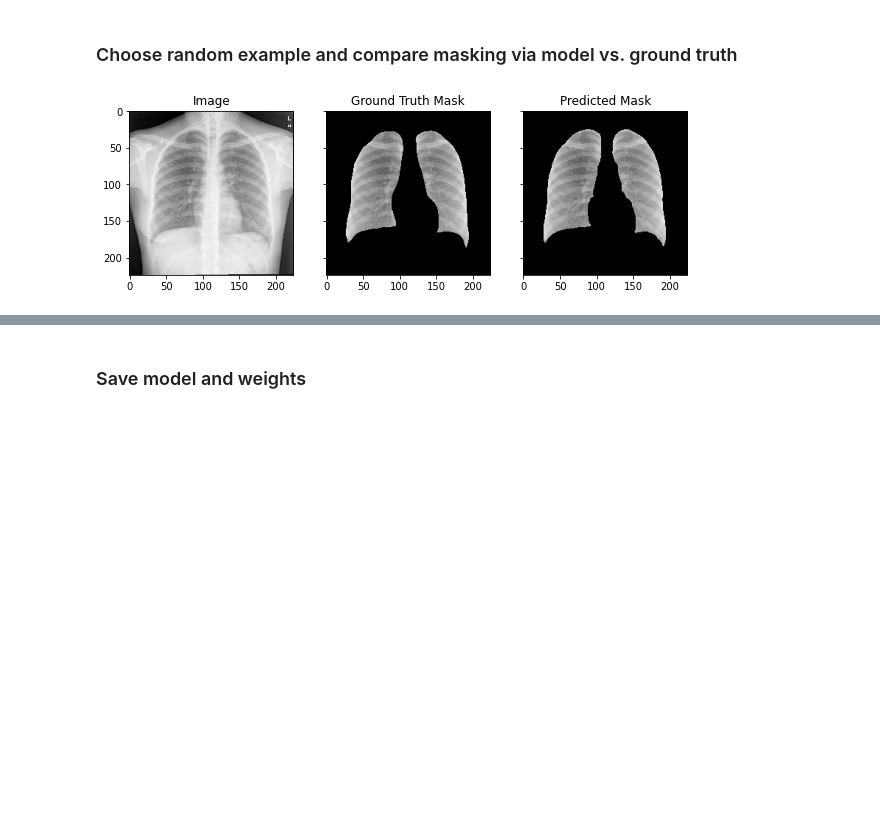
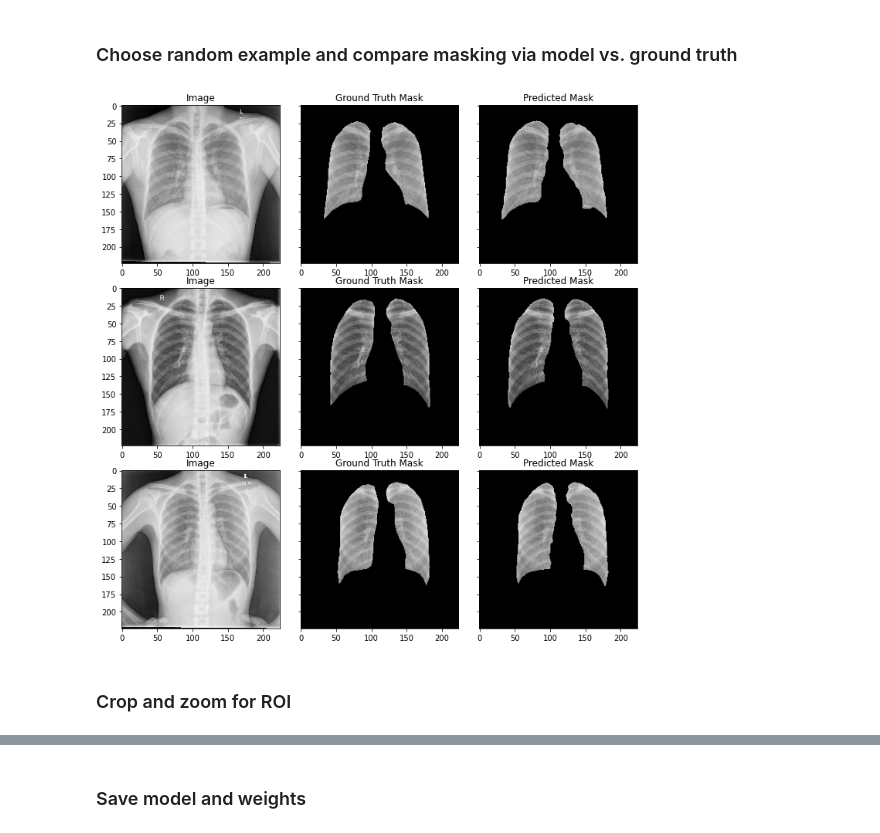
Before and after one commit to karencfisher/COVID19, a Jupyter notebook: notebooks/Unet.ipynb, the cells around one changed output, grey strips where cells are left out. Cells and saved outputs as stored; diff of their text form; code cells hidden in the pictures; blank space fills up the shorter version.

```diff
--- a/notebooks/Unet.ipynb
+++ b/notebooks/Unet.ipynb
@@ -170,32 +170,52 @@ print(f'Dice coefficient for test: {round(dice * 100, 2)}%')
 Dice coefficient for test: 96.16%
 # %% [markdown]
 ### Choose random example and compare masking via model vs. ground truth
+# %%
+model_path = os.path.join(BASE_PATH, 'segment_model.h5')
+model = load_model(model_path, compile=False)
 # %%
-index = random.randint(0, len(images_list))
-image_path = os.path.join(images_path, images_list[index])
-mask_path = os.path.join(masks_path, masks_list[index])
+indexes = random.sample(range(len(images_list)), 3)
 
-image = load_img(image_path)
-image = img_to_array(image)
+images = []
+plain_images = []
+orig_masks = []
 
-x = load_img(image_path)
-x = img_to_array(x)
-x = np.expand_dims(x, 0)
-x = preprocess_input(x)
+
+for j in range(3):
+  image_path = os.path.join(images_path, images_list[indexes[j]])
+  mask_path = os.path.join(masks_path, masks_list[indexes[j]])
+
+  image = load_img(image_path)
+  images.append(img_to_array(image))
+
+  plain_image = load_img(image_path)
+  plain_images.append(img_to_array(image))
+
+  orig_mask = load_img(mask_path, color_mode='grayscale')
+  orig_masks.append(img_to_array(orig_mask))
+
+images = K.stack(images)
+plain_images = K.stack(plain_images)
+orig_masks = K.stack(orig_masks)
+
+x = preprocess_input(images)
 y = model.predict(x)
-pred = (y > 0.5).astype(np.uint8)
-mask_pred = pred[0]
+raw_masks = K.stack(y)
+masks = (y > 0.5).astype(np.float32)
+masks = K.stack(masks)
 
-mask_gt = load_img(mask_path, color_mode='grayscale')
-mask_gt = img_to_array(mask_gt)
+f, axes = plt.subplots(3, 3, sharey=True, figsize=(10, 10))
+plt.tight_layout()
 
-f, axes = plt.subplots(1, 3, sharey=True, figsize=(10, 10))
-axes[0].imshow(image/255.)
-axes[0].set_title('Image')
-axes[1].imshow((image/255.) * (mask_gt/255.))
-axes[1].set_title('Ground Truth Mask')
-axes[2].imshow((image/255.) * (mask_pred), cmap='gray')
-axes[2].set_title('Predicted Mask')
+for j in range(3):
+  axes[j][0].imshow(plain_images[j]/255.)
+  axes[j][0].set_title('Image')
+  axes[j][1].imshow((plain_images[j]/255.) * (orig_masks[j]/255.))
+  axes[j][1].set_title('Ground Truth Mask')
+  axes[j][2].imshow((plain_images[j]/255.) * (masks[j]))
+  axes[j][2].set_title('Predicted Mask')
 plt.show()
 # %% [output]
-[figure, old version]
+[figure, new version]
+# %% [markdown]
+### Crop and zoom for ROI
```
Also changed, not shown: parts of 5 cells of this notebook.
